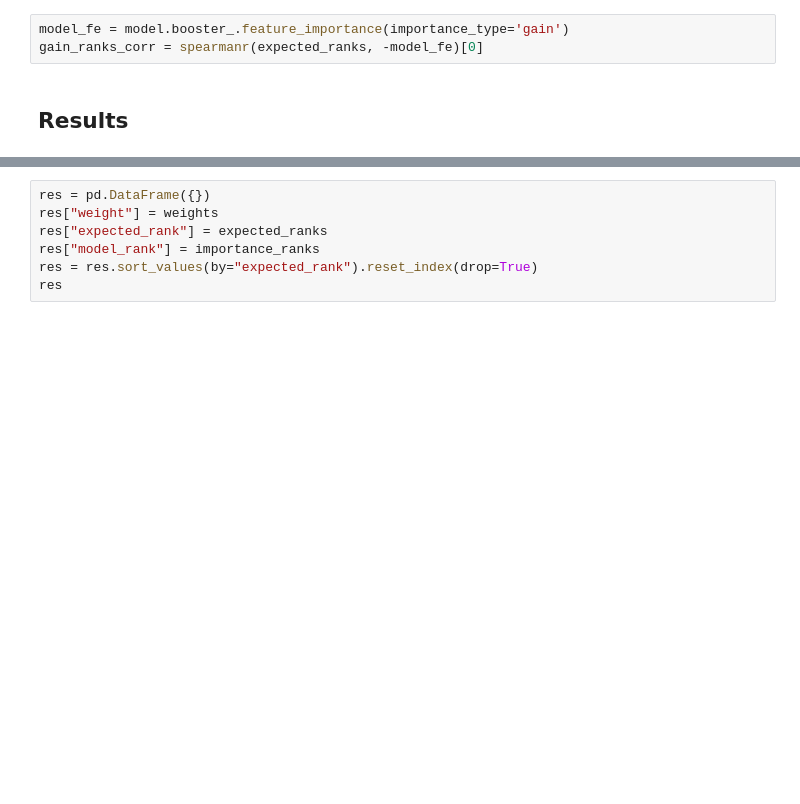
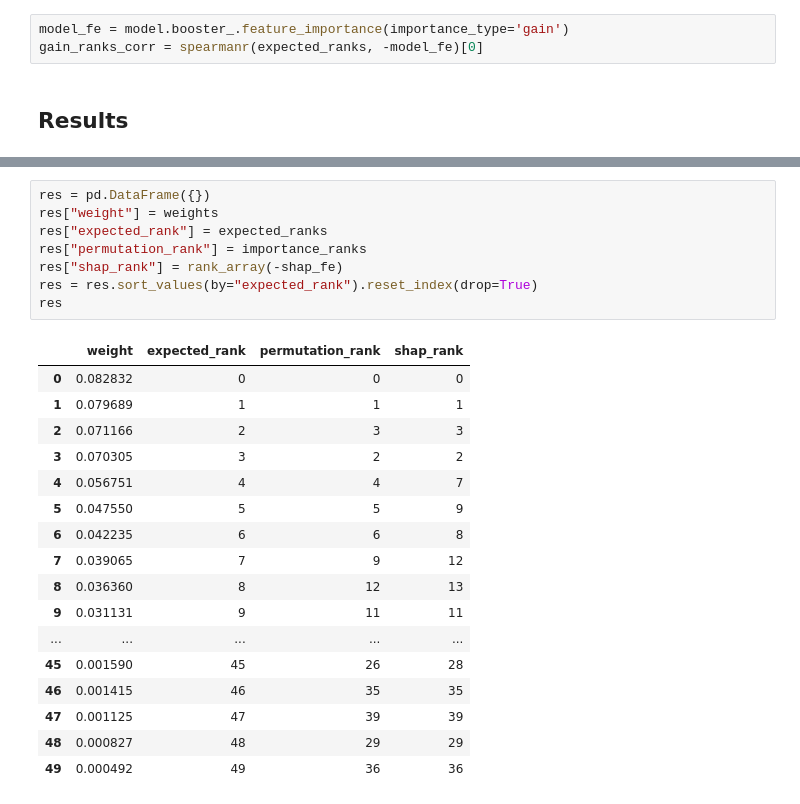
Before and after one commit to DenisVorotyntsev/StopPermutingFeatures, a Jupyter notebook: notebooks/0-experiment-illustration.ipynb, the cells around one changed output, grey strips where cells are left out. Saved outputs shown, nothing was run; the diff lists cells and outputs as text; blank space fills up the shorter version.

```diff
--- a/notebooks/0-experiment-illustration.ipynb
+++ b/notebooks/0-experiment-illustration.ipynb
@@ -157,7 +171,26 @@ print(f"LGB gain spearman corr: {gain_ranks_corr:.4f}")
 # %%
 res = pd.DataFrame({})
 res["weight"] = weights
 res["expected_rank"] = expected_ranks
-res["model_rank"] = importance_ranks
+res["permutation_rank"] = importance_ranks
+res["shap_rank"] = rank_array(-shap_fe)
 res = res.sort_values(by="expected_rank").reset_index(drop=True)
 res
+# %% [output]
+|  | weight | expected_rank | permutation_rank | shap_rank |
+| 0 | 0.082832 | 0 | 0 | 0 |
+| 1 | 0.079689 | 1 | 1 | 1 |
+| 2 | 0.071166 | 2 | 3 | 3 |
+| 3 | 0.070305 | 3 | 2 | 2 |
+| 4 | 0.056751 | 4 | 4 | 7 |
+| 5 | 0.047550 | 5 | 5 | 9 |
+| 6 | 0.042235 | 6 | 6 | 8 |
+| 7 | 0.039065 | 7 | 9 | 12 |
+| 8 | 0.036360 | 8 | 12 | 13 |
+| 9 | 0.031131 | 9 | 11 | 11 |
+| ... | ... | ... | ... | ... |
+| 45 | 0.001590 | 45 | 26 | 28 |
+| 46 | 0.001415 | 46 | 35 | 35 |
+| 47 | 0.001125 | 47 | 39 | 39 |
+| 48 | 0.000827 | 48 | 29 | 29 |
+| 49 | 0.000492 | 49 | 36 | 36 |
```
Also changed, not shown: parts of 13 cells of this notebook, 7 other files.
